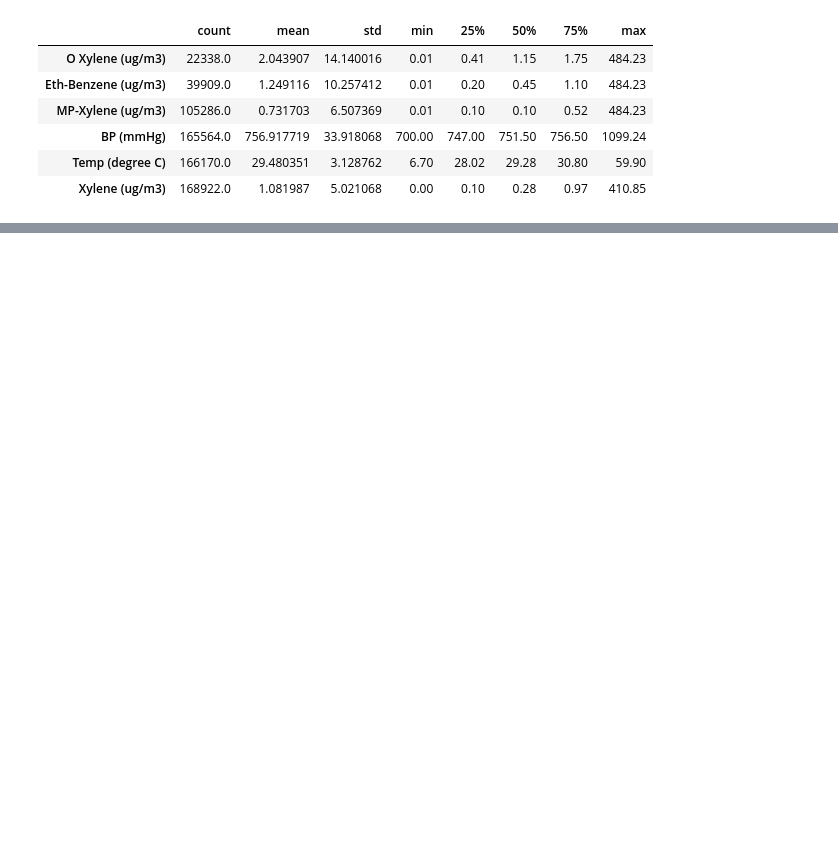
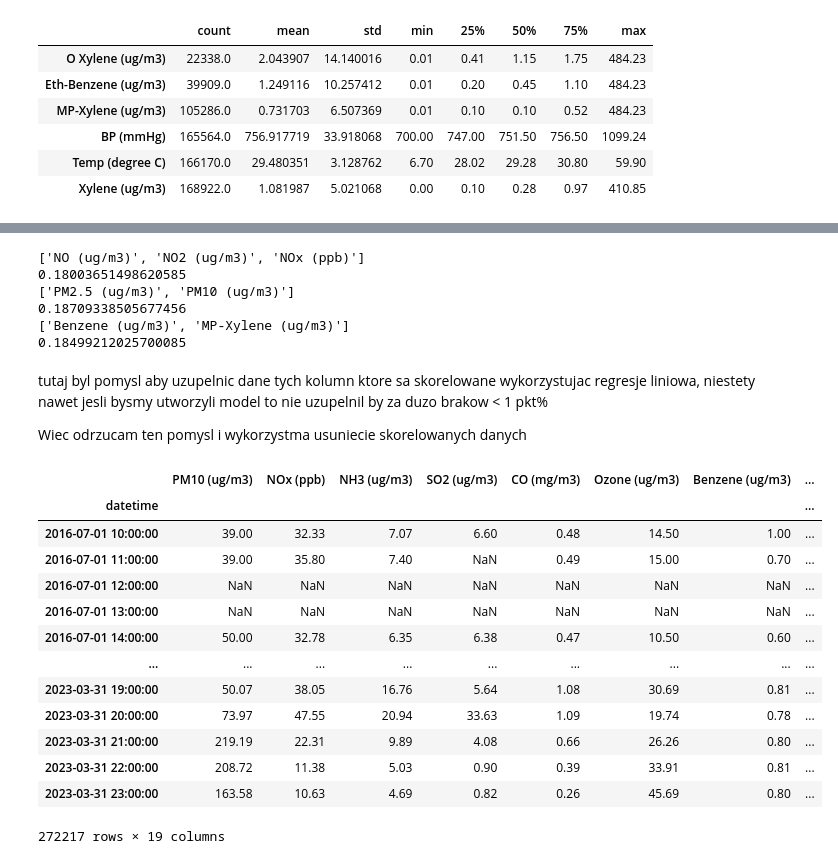
Before and after one commit to PyFon-hub/Masters_Thesis, a Jupyter notebook: Data_Analysis/Exploratory_Data_Analysis.ipynb, the cells around one changed output, grey strips where cells are left out. Drawn from its saved outputs; the diff is of its cells as text; code cells hidden in the pictures; blank space fills up the shorter version.

```diff
--- a/Data_Analysis/Exploratory_Data_Analysis.ipynb
+++ b/Data_Analysis/Exploratory_Data_Analysis.ipynb
@@ -672,0 +734,41 @@ df[candidates_to_drop].describe().T.sort_values(['count'], ascending= True)
+# %%
+for key, cols in most_corr.items():
+    print(cols)
+    filtered = np.floor(df[cols].isna().mean(axis= 1))
+    filtered = filtered.mean(axis= 0)
+
+    print(filtered)
+    #print(df[cols].groupby(pd.Grouper(freq='3h')).mean())
+# %% [output]
+['NO (ug/m3)', 'NO2 (ug/m3)', 'NOx (ppb)']
+0.18003651498620585
+['PM2.5 (ug/m3)', 'PM10 (ug/m3)']
+0.18709338505677456
+['Benzene (ug/m3)', 'MP-Xylene (ug/m3)']
+0.18499212025700085
+# %% [markdown]
+tutaj byl pomysl aby uzupelnic dane tych kolumn ktore sa skorelowane wykorzystujac regresje liniowa, niestety nawet jesli bysmy utworzyli model to nie uzupelnil by za duzo brakow < 1 pkt%
+
+Wiec odrzucam ten pomysl i wykorzystma usuniecie skorelowanych danych
+# %%
+try:
+    df.drop(['NO (ug/m3)', 'NO2 (ug/m3)','PM2.5 (ug/m3)', 'MP-Xylene (ug/m3)'], inplace= True, axis= 1)
+except:
+    pass
+
+df
+# %% [output]
+|  | PM10 (ug/m3) | NOx (ppb) | NH3 (ug/m3) | SO2 (ug/m3) | CO (mg/m3) | Ozone (ug/m3) | Benzene (ug/m3) | ... |
+| datetime |  |  |  |  |  |  |  | ... |
+| 2016-07-01 10:00:00 | 39.00 | 32.33 | 7.07 | 6.60 | 0.48 | 14.50 | 1.00 | ... |
+| 2016-07-01 11:00:00 | 39.00 | 35.80 | 7.40 | NaN | 0.49 | 15.00 | 0.70 | ... |
+| 2016-07-01 12:00:00 | NaN | NaN | NaN | NaN | NaN | NaN | NaN | ... |
+| 2016-07-01 13:00:00 | NaN | NaN | NaN | NaN | NaN | NaN | NaN | ... |
+| 2016-07-01 14:00:00 | 50.00 | 32.78 | 6.35 | 6.38 | 0.47 | 10.50 | 0.60 | ... |
+| ... | ... | ... | ... | ... | ... | ... | ... | ... |
+| 2023-03-31 19:00:00 | 50.07 | 38.05 | 16.76 | 5.64 | 1.08 | 30.69 | 0.81 | ... |
+| 2023-03-31 20:00:00 | 73.97 | 47.55 | 20.94 | 33.63 | 1.09 | 19.74 | 0.78 | ... |
+| 2023-03-31 21:00:00 | 219.19 | 22.31 | 9.89 | 4.08 | 0.66 | 26.26 | 0.80 | ... |
+| 2023-03-31 22:00:00 | 208.72 | 11.38 | 5.03 | 0.90 | 0.39 | 33.91 | 0.81 | ... |
+| 2023-03-31 23:00:00 | 163.58 | 10.63 | 4.69 | 0.82 | 0.26 | 45.69 | 0.80 | ... |
+272217 rows × 19 columns
```
Also changed, not shown: parts of 9 cells of this notebook.
